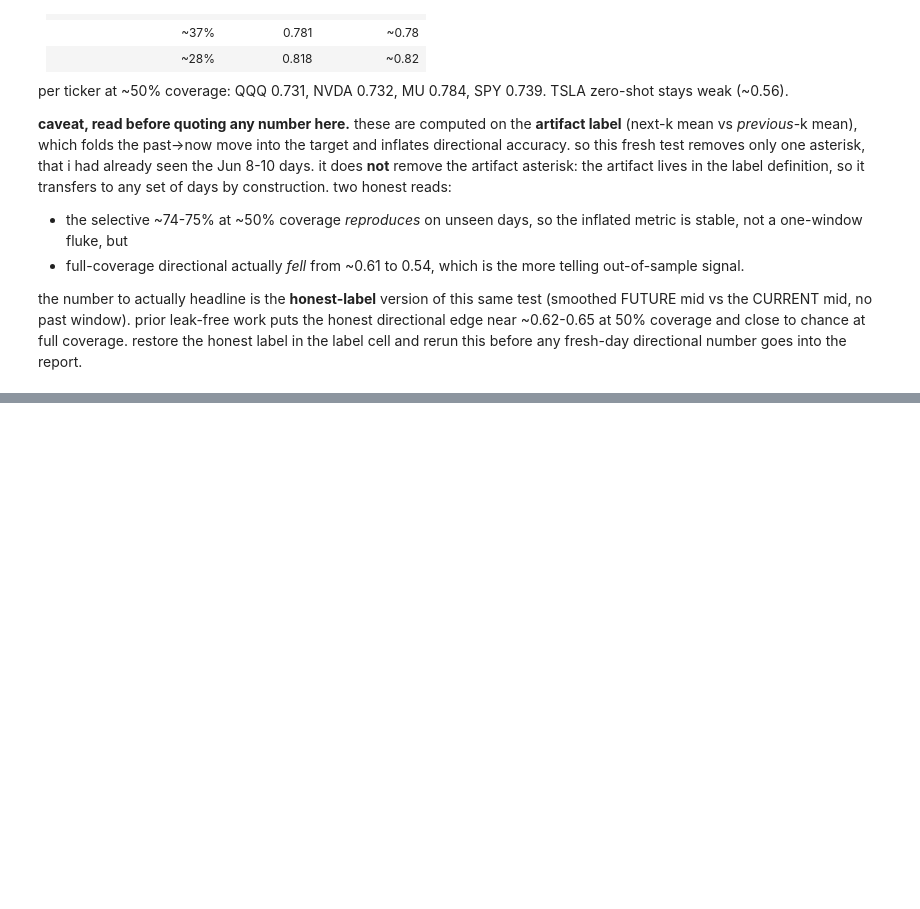
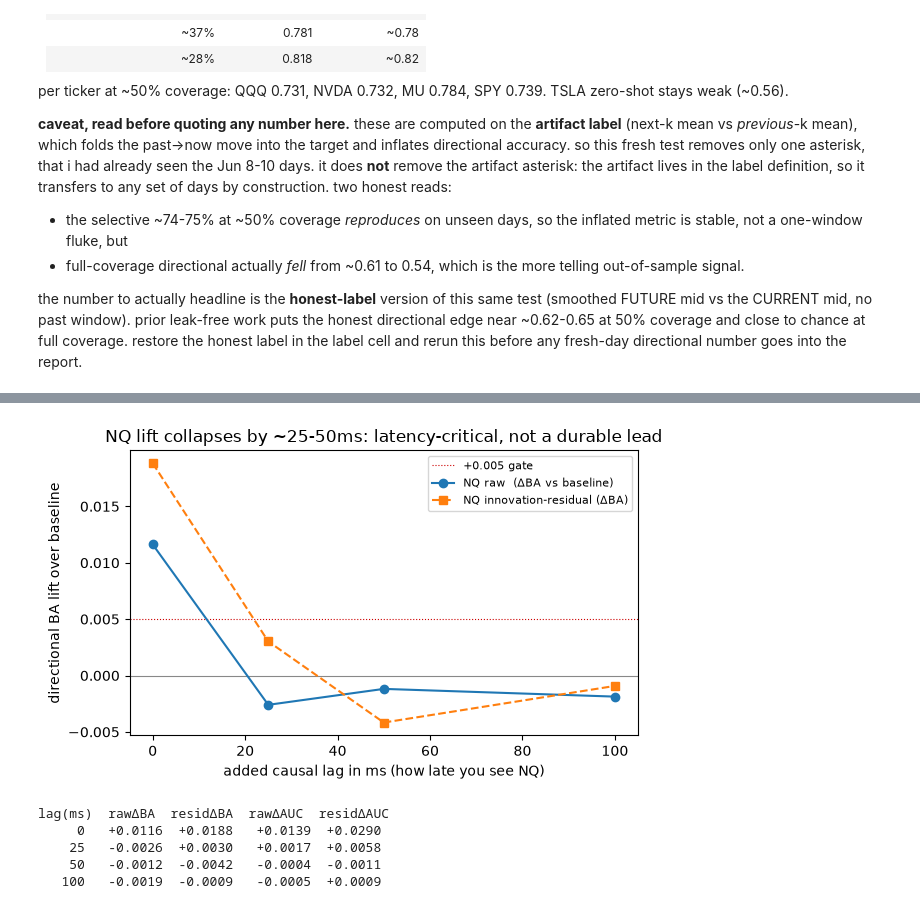
Before and after one commit to pallavigeddam/cs207-section5-team4-project, a Jupyter notebook: Ron_LSTM.ipynb, the cells around one changed output, grey strips where cells are left out. Cells and saved outputs as stored; diff of their text form; code cells hidden in the pictures; blank space fills up the shorter version.

Commit message:
added NQ analysis and three lever evaluation

```diff
--- a/Ron_LSTM.ipynb
+++ b/Ron_LSTM.ipynb
@@ -887,0 +914,13 @@ the number to actually headline is the **honest-label** version of this same tes
+# %%
+# Load the pre-computed, leak-clean results (heavy fits live in feature_exploration/dl_*.py).
+import json, pathlib
+import numpy as np, pandas as pd
+D = pathlib.Path('data/results/directional_edge/three_levers')
+dl0   = json.load(open(D/'dl0_measure.json'))
+grid  = json.load(open(D/'dl_grid_full.json'))
+nqt   = json.load(open(D/'dl_nq_test.json'))
+nqv   = json.load(open(D/'dl_nq_verify.json'))
+xa    = json.load(open(D/'dl_crossasset_test.json'))
+print('QQQ dt = %.0f ms/mid-change; persistence ~0.50 at every horizon (edge is real signal, not momentum)'
+      % dl0['event_ms_map']['dt_ms_per_midchange'])
+print('baseline169 @250ms: BA %.4f  AUC %.4f' % (nqv['baseline_ba'], nqv['baseline_auc']))
@@ -887,0 +1007,28 @@ the number to actually headline is the **honest-label** version of this same tes
+# %%
+# THE decisive test: add a causal lag (see NQ a few ms late) and watch the lift.
+# A real sub-second lead decays gradually; a near-contemporaneous / latency-critical effect
+# collapses immediately. We also strip the QQQ-synchronous common move (innovation residual).
+import matplotlib.pyplot as plt
+nqrows=[r for r in xa['rows'] if r['signal']=='NQ']
+lags=[r['lag_ms'] for r in nqrows]
+raw =[r['dBA_raw']   for r in nqrows]
+res =[r.get('dBA_resid') for r in nqrows]
+fig,ax=plt.subplots(figsize=(6.2,3.8))
+ax.axhline(0,color='#888',lw=.8)
+ax.axhline(0.005,color='#c00',ls=':',lw=.8,label='+0.005 gate')
+ax.plot(lags,raw,'o-',label='NQ raw  (ΔBA vs baseline)')
+ax.plot(lags,res,'s--',label='NQ innovation-residual (ΔBA)')
+ax.set_xlabel('added causal lag in ms (how late you see NQ)'); ax.set_ylabel('directional BA lift over baseline')
+ax.set_title('NQ lift collapses by ~25-50ms: latency-critical, not a durable lead')
+ax.legend(fontsize=8); fig.tight_layout(); plt.show()
+print('lag(ms)  rawΔBA  residΔBA  rawΔAUC  residΔAUC')
+for r in nqrows:
+    print('  %4d   %+.4f  %+.4f   %+.4f  %+.4f' % (r['lag_ms'], r['dBA_raw'], r.get('dBA_resid',float('nan')),
+                                                    r['dAUC_raw'], r.get('dAUC_resid',float('nan'))))
+# %% [output]
+[figure, added]
+lag(ms)  rawΔBA  residΔBA  rawΔAUC  residΔAUC
+     0   +0.0116  +0.0188   +0.0139  +0.0290
+    25   -0.0026  +0.0030   +0.0017  +0.0058
+    50   -0.0012  -0.0042   -0.0004  -0.0011
+   100   -0.0019  -0.0009   -0.0005  +0.0009
```
Also changed, not shown: parts of 51 cells of this notebook.
